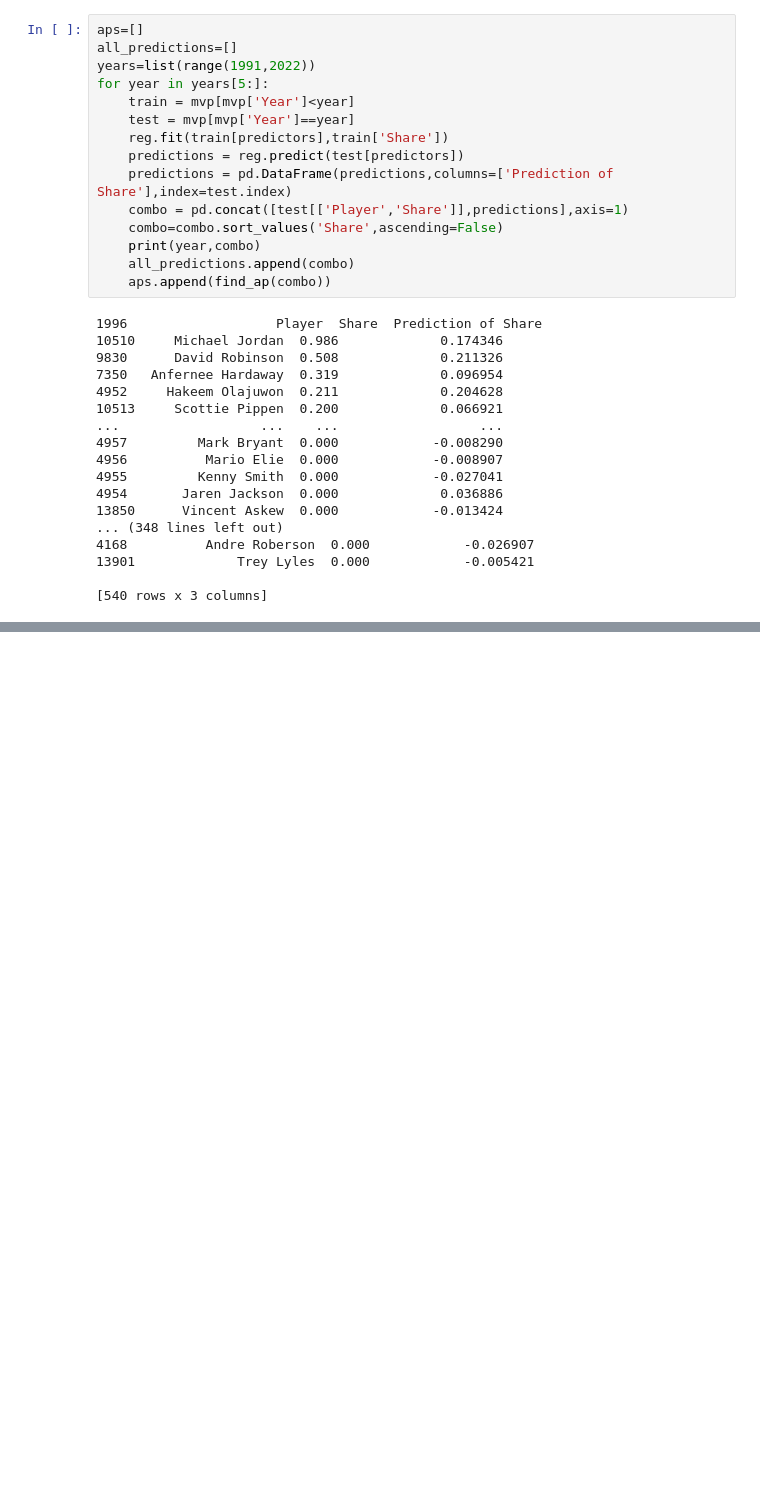
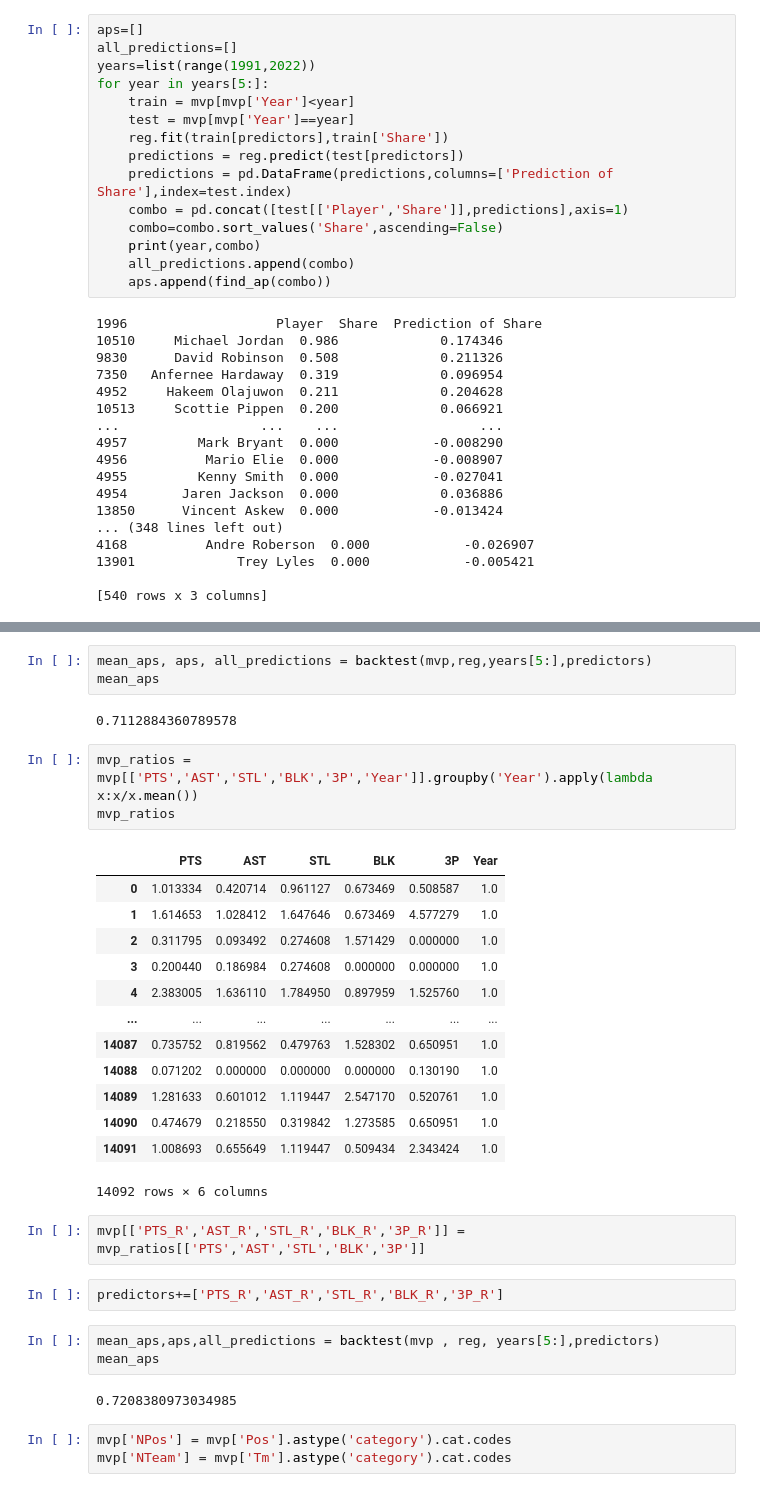
Before and after one commit to mugilan6379/Predict-NBA-MVP, a Jupyter notebook: predict_mvp.ipynb, the cells around one changed output, grey strips where cells are left out. Saved outputs shown, nothing was run; the diff lists cells and outputs as text; blank space fills up the shorter version.

```diff
--- a/predict_mvp.ipynb
+++ b/predict_mvp.ipynb
@@ -220,0 +268,34 @@ sum(aps)/len(aps)
+# %%
+mean_aps, aps, all_predictions = backtest(mvp,reg,years[5:],predictors)
+mean_aps
+# %% [output]
+0.7112884360789578
+# %%
+mvp_ratios = mvp[['PTS','AST','STL','BLK','3P','Year']].groupby('Year').apply(lambda x:x/x.mean())
+mvp_ratios
+# %% [output]
+|  | PTS | AST | STL | BLK | 3P | Year |
+| 0 | 1.013334 | 0.420714 | 0.961127 | 0.673469 | 0.508587 | 1.0 |
+| 1 | 1.614653 | 1.028412 | 1.647646 | 0.673469 | 4.577279 | 1.0 |
+| 2 | 0.311795 | 0.093492 | 0.274608 | 1.571429 | 0.000000 | 1.0 |
+| 3 | 0.200440 | 0.186984 | 0.274608 | 0.000000 | 0.000000 | 1.0 |
+| 4 | 2.383005 | 1.636110 | 1.784950 | 0.897959 | 1.525760 | 1.0 |
+| ... | ... | ... | ... | ... | ... | ... |
+| 14087 | 0.735752 | 0.819562 | 0.479763 | 1.528302 | 0.650951 | 1.0 |
+| 14088 | 0.071202 | 0.000000 | 0.000000 | 0.000000 | 0.130190 | 1.0 |
+| 14089 | 1.281633 | 0.601012 | 1.119447 | 2.547170 | 0.520761 | 1.0 |
+| 14090 | 0.474679 | 0.218550 | 0.319842 | 1.273585 | 0.650951 | 1.0 |
+| 14091 | 1.008693 | 0.655649 | 1.119447 | 0.509434 | 2.343424 | 1.0 |
+14092 rows × 6 columns
+# %%
+mvp[['PTS_R','AST_R','STL_R','BLK_R','3P_R']] = mvp_ratios[['PTS','AST','STL','BLK','3P']]
+# %%
+predictors+=['PTS_R','AST_R','STL_R','BLK_R','3P_R']
+# %%
+mean_aps,aps,all_predictions = backtest(mvp , reg, years[5:],predictors)
+mean_aps
+# %% [output]
+0.7208380973034985
+# %%
+mvp['NPos'] = mvp['Pos'].astype('category').cat.codes
+mvp['NTeam'] = mvp['Tm'].astype('category').cat.codes
```
Also changed, not shown: parts of 7 cells of this notebook.
